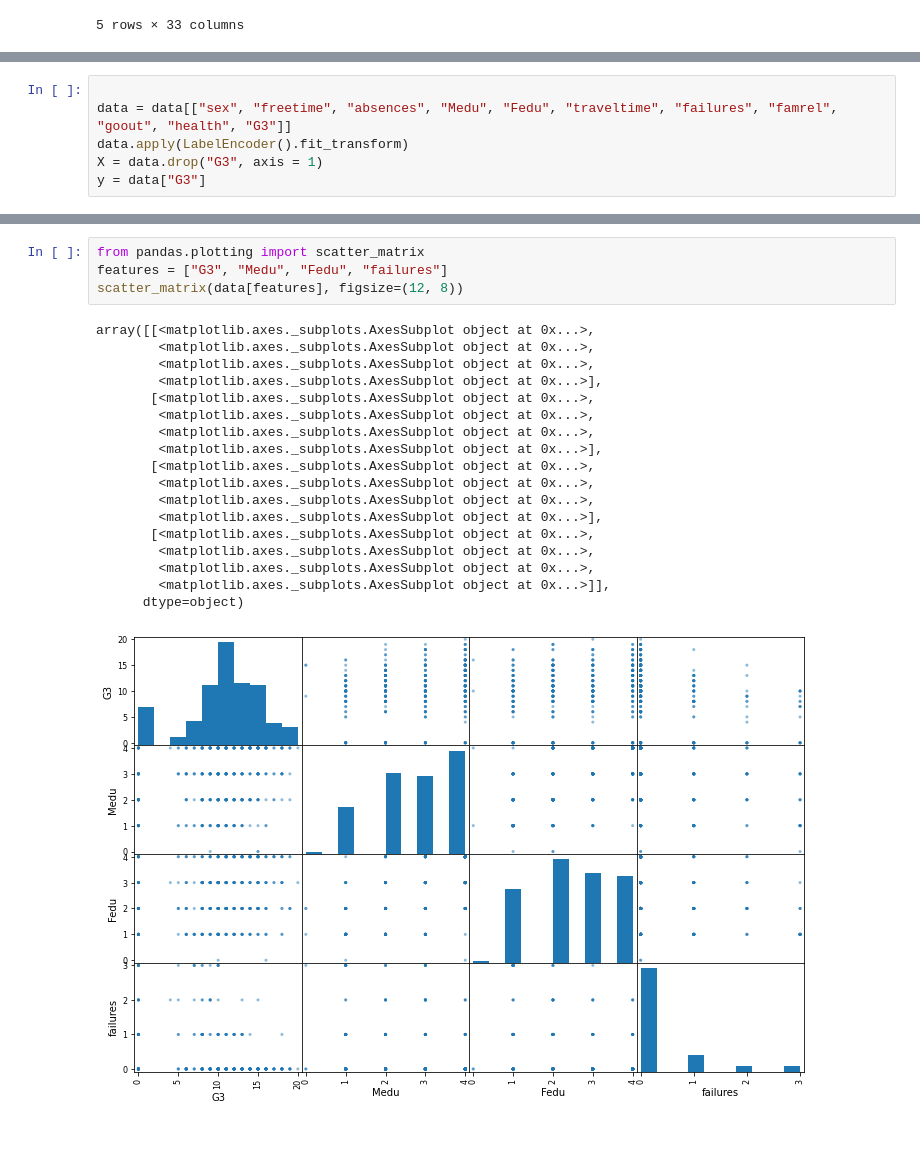
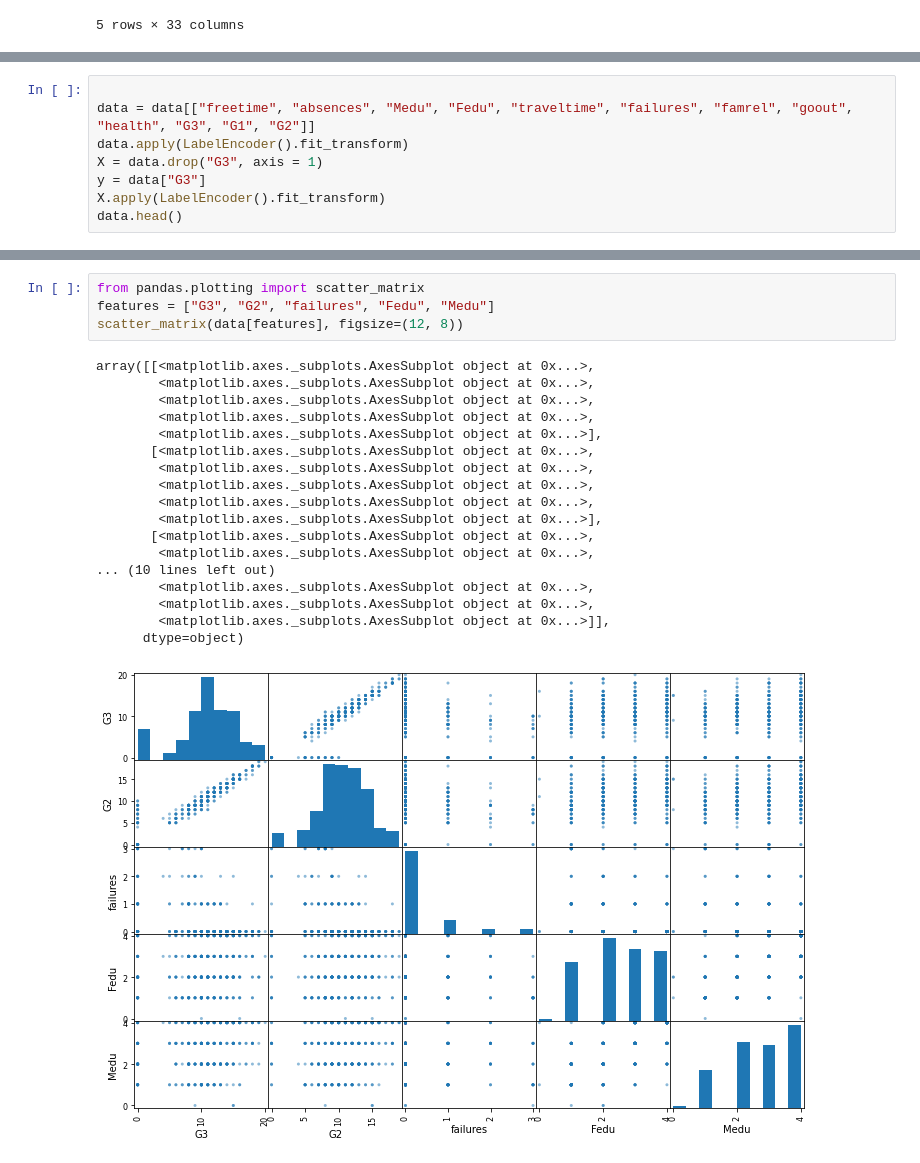
Before and after one commit to HalfPaul/Student-performance, a Jupyter notebook: performance.ipynb, the cells around one changed output, grey strips where cells are left out. Drawn from its saved outputs; the diff is of its cells as text.

```diff
--- a/performance.ipynb
+++ b/performance.ipynb
@@ -20,6 +24,8 @@ data.head()
 # %%
 
-data = data[["sex", "freetime", "absences", "Medu", "Fedu", "traveltime", "failures", "famrel", "goout", "health", "G3"]]
+data = data[["freetime", "absences", "Medu", "Fedu", "traveltime", "failures", "famrel", "goout", "health", "G3", "G1", "G2"]]
 data.apply(LabelEncoder().fit_transform)
 X = data.drop("G3", axis = 1)
 y = data["G3"]
+X.apply(LabelEncoder().fit_transform)
+data.head()
@@ -44,24 +60,24 @@ failures     -0.360415
 Name: G3, dtype: float64
 # %%
 from pandas.plotting import scatter_matrix
-features = ["G3", "Medu", "Fedu", "failures"]
+features = ["G3", "G2", "failures", "Fedu", "Medu"]
 scatter_matrix(data[features], figsize=(12, 8))
 # %% [output]
 array([[<matplotlib.axes._subplots.AxesSubplot object at 0x...>,
+        <matplotlib.axes._subplots.AxesSubplot object at 0x...>,
         <matplotlib.axes._subplots.AxesSubplot object at 0x...>,
         <matplotlib.axes._subplots.AxesSubplot object at 0x...>,
         <matplotlib.axes._subplots.AxesSubplot object at 0x...>],
        [<matplotlib.axes._subplots.AxesSubplot object at 0x...>,
         <matplotlib.axes._subplots.AxesSubplot object at 0x...>,
         <matplotlib.axes._subplots.AxesSubplot object at 0x...>,
-        <matplotlib.axes._subplots.AxesSubplot object at 0x...>],
-       [<matplotlib.axes._subplots.AxesSubplot object at 0x...>,
-        <matplotlib.axes._subplots.AxesSubplot object at 0x...>,
         <matplotlib.axes._subplots.AxesSubplot object at 0x...>,
         <matplotlib.axes._subplots.AxesSubplot object at 0x...>],
        [<matplotlib.axes._subplots.AxesSubplot object at 0x...>,
         <matplotlib.axes._subplots.AxesSubplot object at 0x...>,
+... (10 lines left out)
+        <matplotlib.axes._subplots.AxesSubplot object at 0x...>,
         <matplotlib.axes._subplots.AxesSubplot object at 0x...>,
         <matplotlib.axes._subplots.AxesSubplot object at 0x...>]],
       dtype=object)
-[figure, old version]
+[figure, new version]
```
Also changed, not shown: parts of 12 cells of this notebook.
